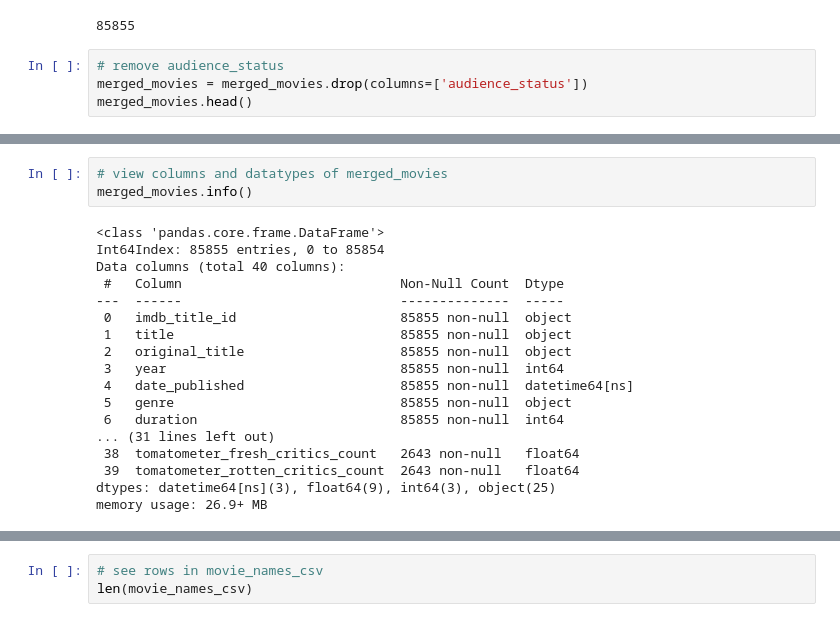
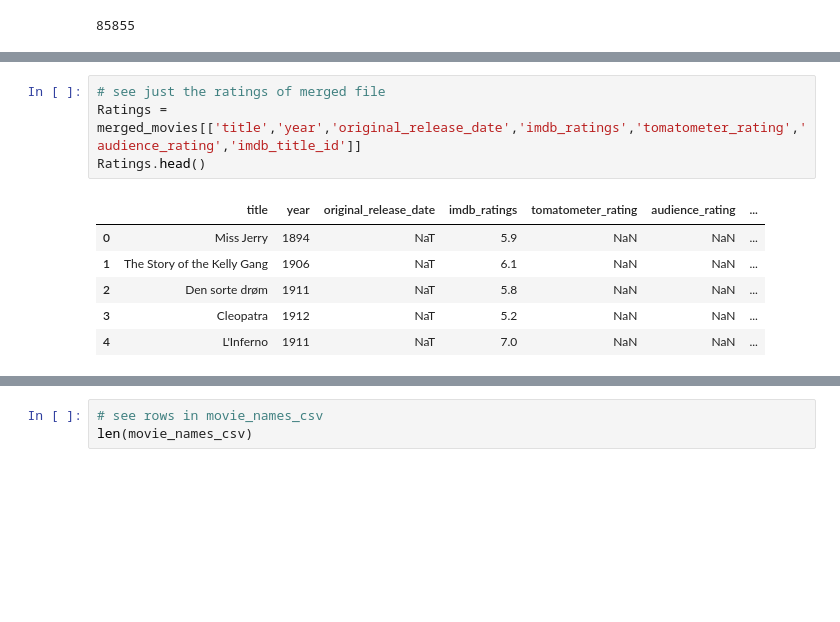
Before and after one commit to tnnixon/project2, a Jupyter notebook: Combined_Project2 _updated.ipynb, the cells around one changed output, grey strips where cells are left out. Cells and saved outputs as stored; diff of their text form; blank space fills up the shorter version.

Commit message:
Combined notebook for all tables

```diff
--- a/Combined_Project2.ipynb
+++ b/Combined_Project2 _updated.ipynb
@@ -299,7 +299,3 @@ len(rotten_tomatoes)
 len(merged_movies)
 # %% [output]
 85855
-# %%
-# remove audience_status
-merged_movies = merged_movies.drop(columns=['audience_status'])
-merged_movies.head()
@@ -314,21 +302,11 @@ merged_movies.head()
-# %%
-# view columns and datatypes of merged_movies
-merged_movies.info()
-# %% [output]
-<class 'pandas.core.frame.DataFrame'>
-Int64Index: 85855 entries, 0 to 85854
-Data columns (total 40 columns):
- #   Column                            Non-Null Count  Dtype
----  ------                            --------------  -----
- 0   imdb_title_id                     85855 non-null  object
- 1   title                             85855 non-null  object
- 2   original_title                    85855 non-null  object
- 3   year                              85855 non-null  int64
- 4   date_published                    85855 non-null  datetime64[ns]
- 5   genre                             85855 non-null  object
- 6   duration                          85855 non-null  int64
-... (31 lines left out)
- 38  tomatometer_fresh_critics_count   2643 non-null   float64
- 39  tomatometer_rotten_critics_count  2643 non-null   float64
-dtypes: datetime64[ns](3), float64(9), int64(3), object(25)
-memory usage: 26.9+ MB
+# %%
+# see just the ratings of merged file
+Ratings = merged_movies[['title','year','original_release_date','imdb_ratings','tomatometer_rating','audience_rating','imdb_title_id']]
+Ratings.head()
+# %% [output]
+|  | title | year | original_release_date | imdb_ratings | tomatometer_rating | audience_rating | ... |
+| 0 | Miss Jerry | 1894 | NaT | 5.9 | NaN | NaN | ... |
+| 1 | The Story of the Kelly Gang | 1906 | NaT | 6.1 | NaN | NaN | ... |
+| 2 | Den sorte drøm | 1911 | NaT | 5.8 | NaN | NaN | ... |
+| 3 | Cleopatra | 1912 | NaT | 5.2 | NaN | NaN | ... |
+| 4 | L'Inferno | 1911 | NaT | 7.0 | NaN | NaN | ... |
```
Also changed, not shown: parts of 11 cells of this notebook.
